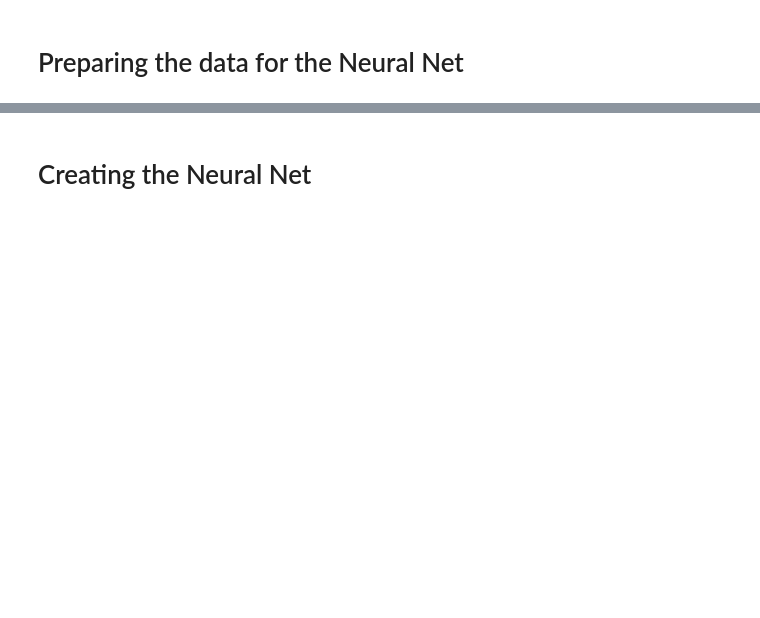
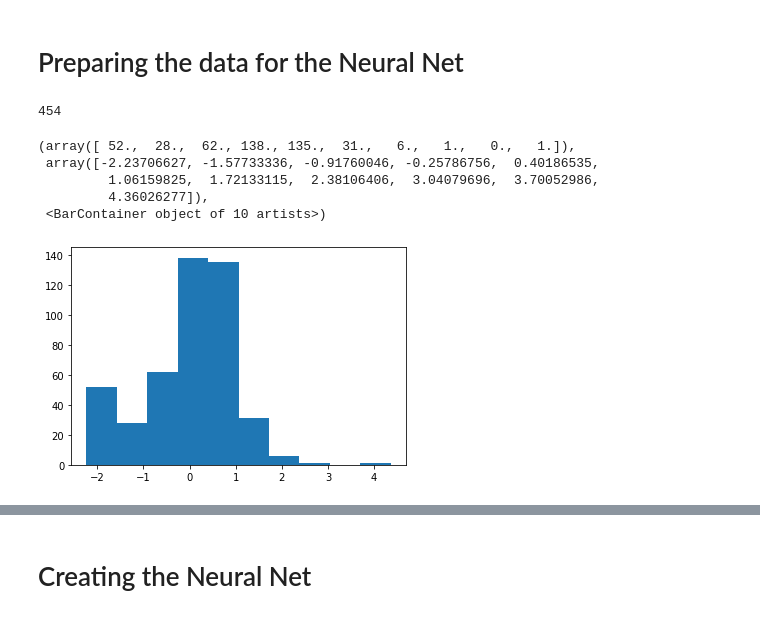
Before and after one commit to ktadgh/Classical-Chess-Predictions, a Jupyter notebook: NeuralNet.ipynb, the cells around one changed output, grey strips where cells are left out. Saved outputs shown, nothing was run; the diff lists cells and outputs as text; code cells hidden in the pictures; blank space fills up the shorter version.

```diff
--- a/NeuralNet.ipynb
+++ b/NeuralNet.ipynb
@@ -186,2 +228,20 @@ def denormalize(array, value):
+# %%
+welopt = PowerTransformer()
+white_elo_arr = np.reshape(white_elo_arr, (len(white_elo_arr),1))
+welopt.fit(white_elo_arr)
+white_elo_transformed = welopt.transform(white_elo_arr)
+# %%
+print(len(white_elo_transformed))
+# %% [output]
+454
+# %%
+plt.hist(white_elo_transformed)
+# %% [output]
+(array([ 52.,  28.,  62., 138., 135.,  31.,   6.,   1.,   0.,   1.]),
+ array([-2.23706627, -1.57733336, -0.91760046, -0.25786756,  0.40186535,
+         1.06159825,  1.72133115,  2.38106406,  3.04079696,  3.70052986,
+         4.36026277]),
+ <BarContainer object of 10 artists>)
+[figure, added]
 # %%
 # Converting White and Black's ELOs to tensors
```
Also changed, not shown: parts of 24 cells of this notebook, 1 other file.
